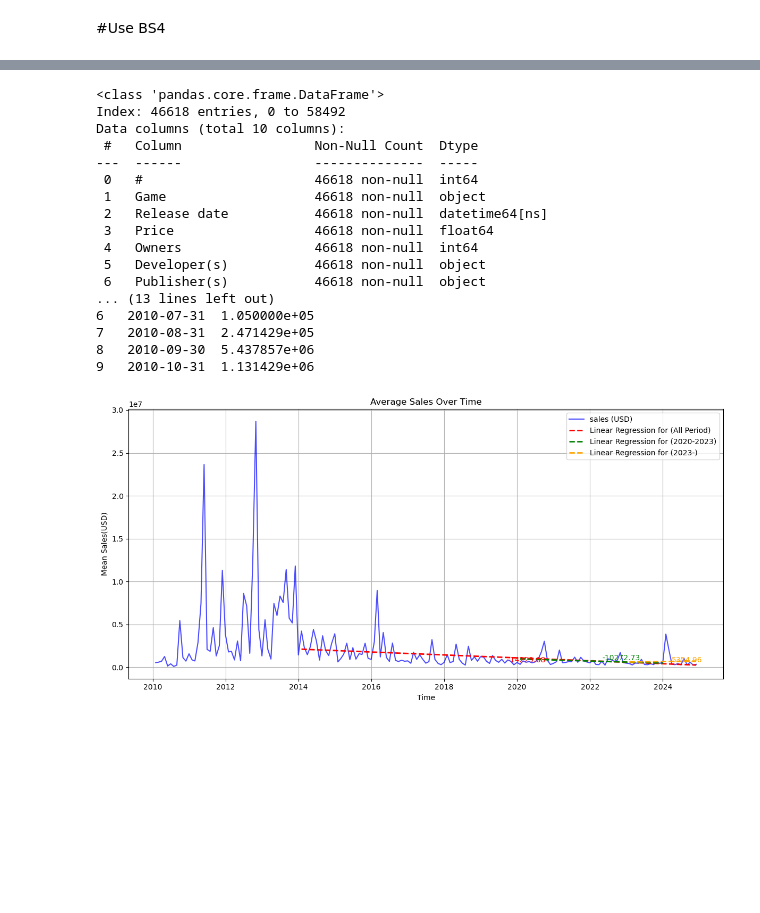
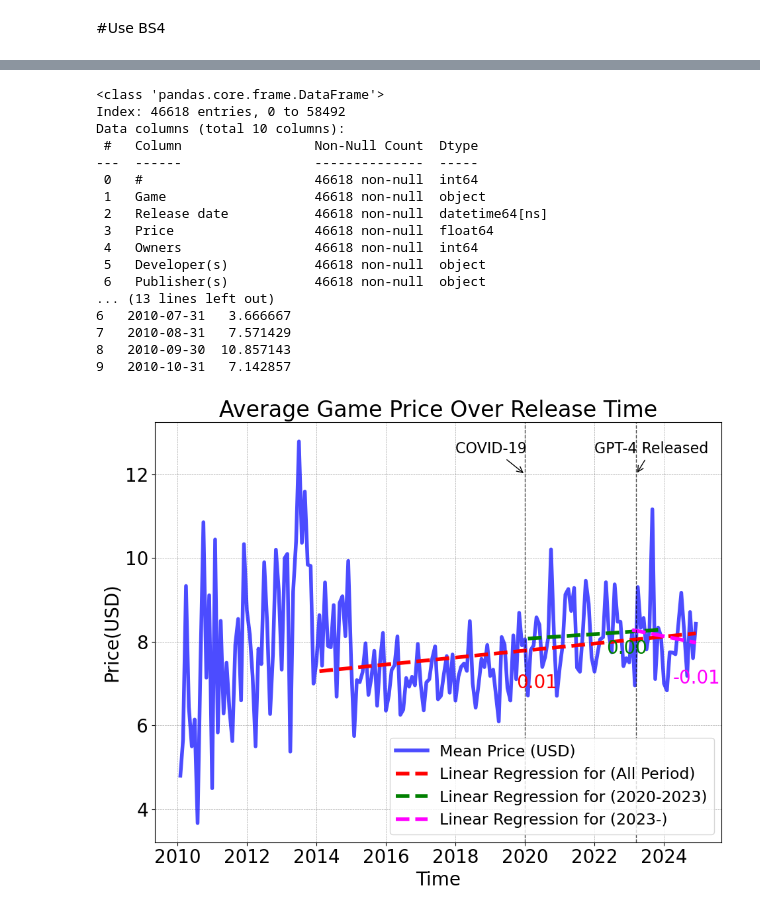
Before and after one commit to proesn/steam_data_collect, a Jupyter notebook: steamspy.ipynb, the cells around one changed output, grey strips where cells are left out. Drawn from its saved outputs; the diff is of its cells as text; code cells hidden in the pictures; blank space fills up the shorter version.

```diff
--- a/steamspy.ipynb
+++ b/steamspy.ipynb
@@ -415,7 +471,7 @@ df = df[df['Price'] > 0]
 df = df.dropna(subset=['Owners'])
 
 df = df[df['Owners'] > 0]
-df["Sales"]=df["Price"]*df["Owners"]
+df["Sales"]=df["Price"]
 
 df['Release date'] = pd.to_datetime(df['Release date'])
 print(df.info())
@@ -445,48 +501,64 @@ def plot_with_regression_cumulative(df, label, color, start_date=None, end_date=
     slope = model.coef_[0][0]
     mid_date = filtered_df['Release date'].iloc[len(filtered_df) // 2]
     mid_cumulative = filtered_df['feature'].iloc[len(filtered_df) // 2]
-    plt.text(mid_date+pd.Timedelta(days=90), mid_cumulative, f"{slope:.2f}", color=color, fontsize=10)
+    plt.text(mid_date+pd.Timedelta(days=90), mid_cumulative, f"{slope:.2f}", color=color, fontsize=20)
     # Plot the regression line
-    plt.plot(filtered_df['Release date'], y_pred, label=f"Linear Regression for ({label})", color=color, linestyle="--",linewidth=2)
+    plt.plot(filtered_df['Release date'], y_pred, label=f"Linear Regression for ({label})", color=color, linestyle="--",linewidth=4)
 
 # Plot the cumulative data
-plt.figure(figsize=(12, 6))
-plt.plot(df_monthly['Release date'], df_monthly['feature'], label="sales (USD)", color="blue", alpha=0.7, linewidth=1.5)
+plt.figure(figsize=(10, 8))
+plt.plot(df_monthly['Release date'], df_monthly['feature'], label="Mean Price (USD)", color="blue", alpha=0.7, linewidth=4)
 
 # Plot regression lines
 plot_with_regression_cumulative(df_monthly, "All Period", "red", "2014-01-01", "2024-12-31")
 plot_with_regression_cumulative(df_monthly, "2020-2023", "green", "2020-01-01", "2023-12-31")
-plot_with_regression_cumulative(df_monthly, "2023-", "orange", "2023-01-01", "2024-12-31")
+plot_with_regression_cumulative(df_monthly, "2023-", "magenta", "2023-01-01", "2024-12-31")
 
 # Formatting the plot
-plt.title("Average Sales Over Time")
+plt.title("Average Game Price Over Release Time")
 plt.xlabel("Time")
-plt.ylabel("Mean Sales(USD)")
-plt.legend()
-plt.grid()
+plt.ylabel("Price(USD)")
+plt.legend(fontsize=17 )
+plt.grid(color='gray', linestyle='--', linewidth=0.5, alpha=0.7)
+plt.annotate(
+    'COVID-19 ',
+    xy=(pd.Timestamp('2020-01-01'), 12),  # Ensure xy uses a datetime object
+    xytext=(pd.Timestamp('2018-01-01'),12.5),  # Ensure xytext uses a datetime object
+    arrowprops=dict(facecolor='black', arrowstyle='->'),
+    fontsize=16
+)
+plt.annotate(
+    'GPT-4 Released',
+    xy=(pd.Timestamp('2023-03-14'), 12),  # Ensure xy uses a datetime object
+    xytext=(pd.Timestamp('2022-01-01'), 12.5),  # Ensure xytext uses a datetime object
+    arrowprops=dict(facecolor='black', arrowstyle='->'),
+    fontsize=16
+)
+plt.axvline(x=pd.Timestamp('2020-01-01'), color='black', linestyle='--', linewidth=1, alpha=0.7)
+plt.axvline(x=pd.Timestamp('2023-03-14'), color='black', linestyle='--', linewidth=1, alpha=0.7)
 plt.tight_layout()
 
 #save the plot
 plt.savefig("average sales.png")
 
 # Show the plot
 plt.show()
 # %% [output]
 <class 'pandas.core.frame.DataFrame'>
 Index: 46618 entries, 0 to 58492
 Data columns (total 10 columns):
  #   Column                 Non-Null Count  Dtype
 ---  ------                 --------------  -----
  0   #                      46618 non-null  int64
  1   Game                   46618 non-null  object
  2   Release date           46618 non-null  datetime64[ns]
  3   Price                  46618 non-null  float64
  4   Owners                 46618 non-null  int64
  5   Developer(s)           46618 non-null  object
  6   Publisher(s)           46618 non-null  object
 ... (13 lines left out)
-6   2010-07-31  1.050000e+05
-7   2010-08-31  2.471429e+05
-8   2010-09-30  5.437857e+06
-9   2010-10-31  1.131429e+06
+6   2010-07-31   3.666667
+7   2010-08-31   7.571429
+8   2010-09-30  10.857143
+9   2010-10-31   7.142857
-[figure, old version]
+[figure, new version]
```
Also changed, not shown: parts of 3 cells of this notebook, 4 other files.
